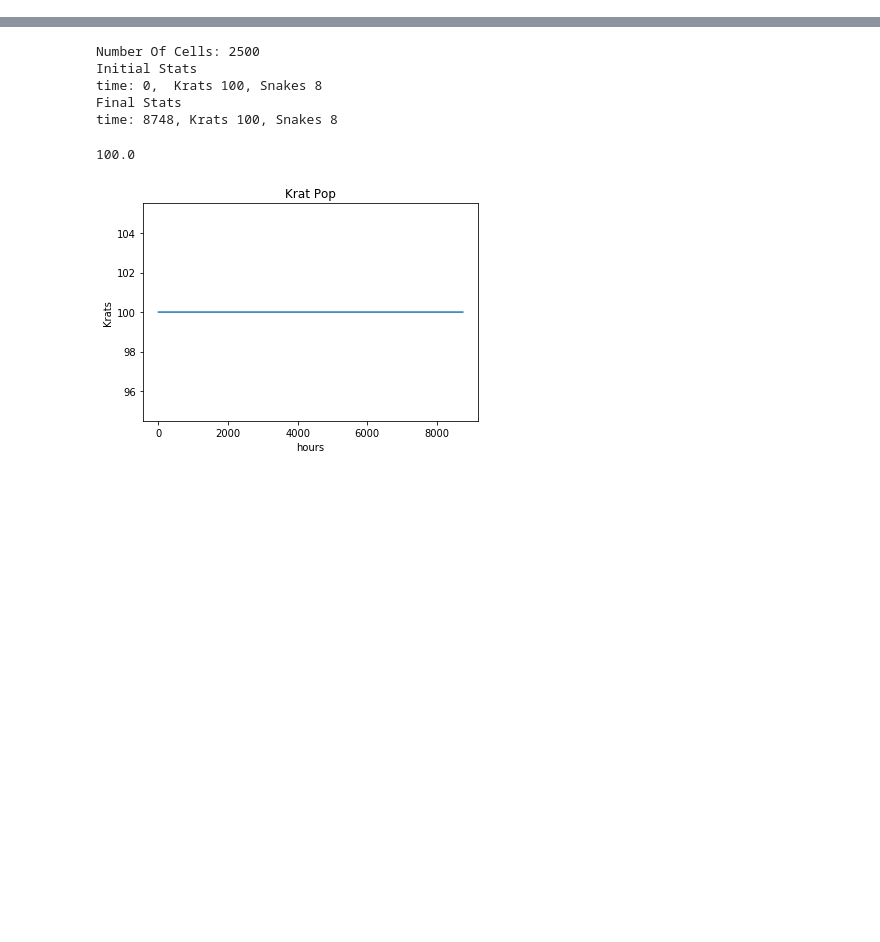
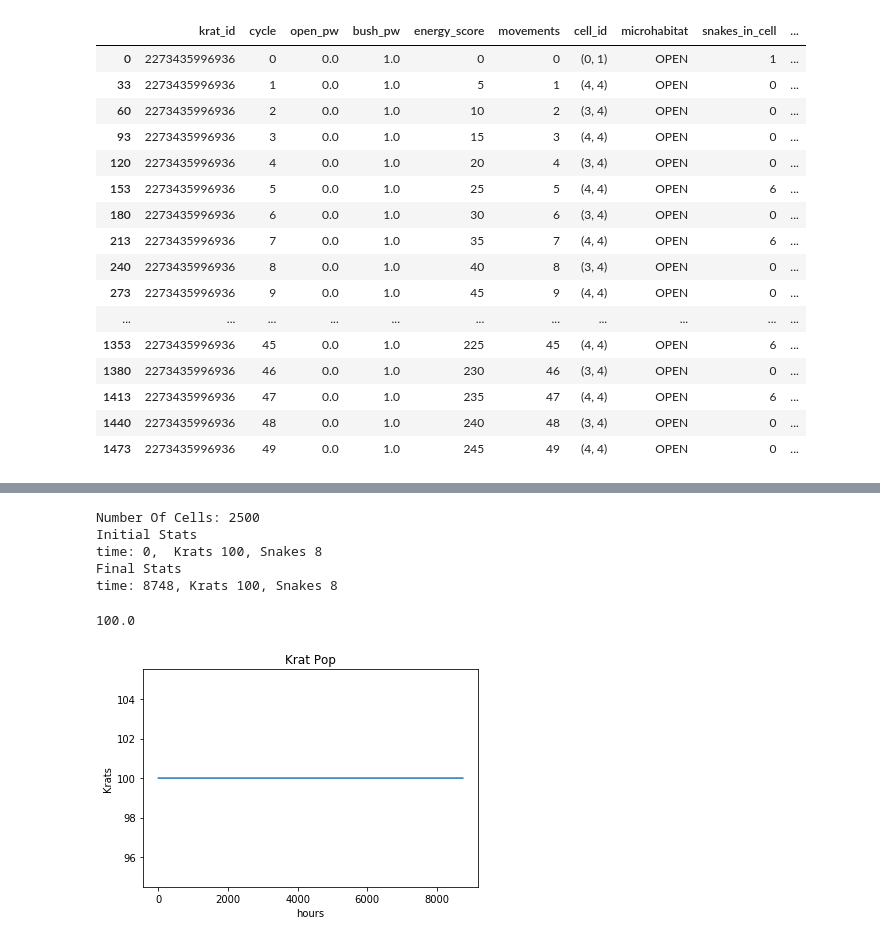
Before and after one commit to michaelremington2/uumarrty, a Jupyter notebook: ecosystem_sim/SimPostDataAnalysis.ipynb, the cells around one changed output, grey strips where cells are left out. Drawn from its saved outputs; the diff is of its cells as text; code cells hidden in the pictures; blank space fills up the shorter version.

```diff
--- a/ecosystem_sim/SimPostDataAnalysis.ipynb
+++ b/ecosystem_sim/SimPostDataAnalysis.ipynb
@@ -15,3 +15,25 @@ snakedata.head()
+# %%
+idoi = 2273435996936
+ktemp = kratdata[kratdata['krat_id']==idoi]
+ktemp.head(50)
+# %% [output]
+|  | krat_id | cycle | open_pw | bush_pw | energy_score | movements | cell_id | microhabitat | snakes_in_cell | ... |
+| 0 | 2273435996936 | 0 | 0.0 | 1.0 | 0 | 0 | (0, 1) | OPEN | 1 | ... |
+| 33 | 2273435996936 | 1 | 0.0 | 1.0 | 5 | 1 | (4, 4) | OPEN | 0 | ... |
+| 60 | 2273435996936 | 2 | 0.0 | 1.0 | 10 | 2 | (3, 4) | OPEN | 0 | ... |
+| 93 | 2273435996936 | 3 | 0.0 | 1.0 | 15 | 3 | (4, 4) | OPEN | 0 | ... |
+| 120 | 2273435996936 | 4 | 0.0 | 1.0 | 20 | 4 | (3, 4) | OPEN | 0 | ... |
+| 153 | 2273435996936 | 5 | 0.0 | 1.0 | 25 | 5 | (4, 4) | OPEN | 6 | ... |
+| 180 | 2273435996936 | 6 | 0.0 | 1.0 | 30 | 6 | (3, 4) | OPEN | 0 | ... |
+| 213 | 2273435996936 | 7 | 0.0 | 1.0 | 35 | 7 | (4, 4) | OPEN | 6 | ... |
+| 240 | 2273435996936 | 8 | 0.0 | 1.0 | 40 | 8 | (3, 4) | OPEN | 0 | ... |
+| 273 | 2273435996936 | 9 | 0.0 | 1.0 | 45 | 9 | (4, 4) | OPEN | 0 | ... |
+| ... | ... | ... | ... | ... | ... | ... | ... | ... | ... | ... |
+| 1353 | 2273435996936 | 45 | 0.0 | 1.0 | 225 | 45 | (4, 4) | OPEN | 6 | ... |
+| 1380 | 2273435996936 | 46 | 0.0 | 1.0 | 230 | 46 | (3, 4) | OPEN | 0 | ... |
+| 1413 | 2273435996936 | 47 | 0.0 | 1.0 | 235 | 47 | (4, 4) | OPEN | 6 | ... |
+| 1440 | 2273435996936 | 48 | 0.0 | 1.0 | 240 | 48 | (3, 4) | OPEN | 0 | ... |
+| 1473 | 2273435996936 | 49 | 0.0 | 1.0 | 245 | 49 | (4, 4) | OPEN | 0 | ... |
 # %%
 import matplotlib.pyplot as plt
 import numpy as np
```
Also changed, not shown: parts of 2 cells of this notebook, 4 other files.
